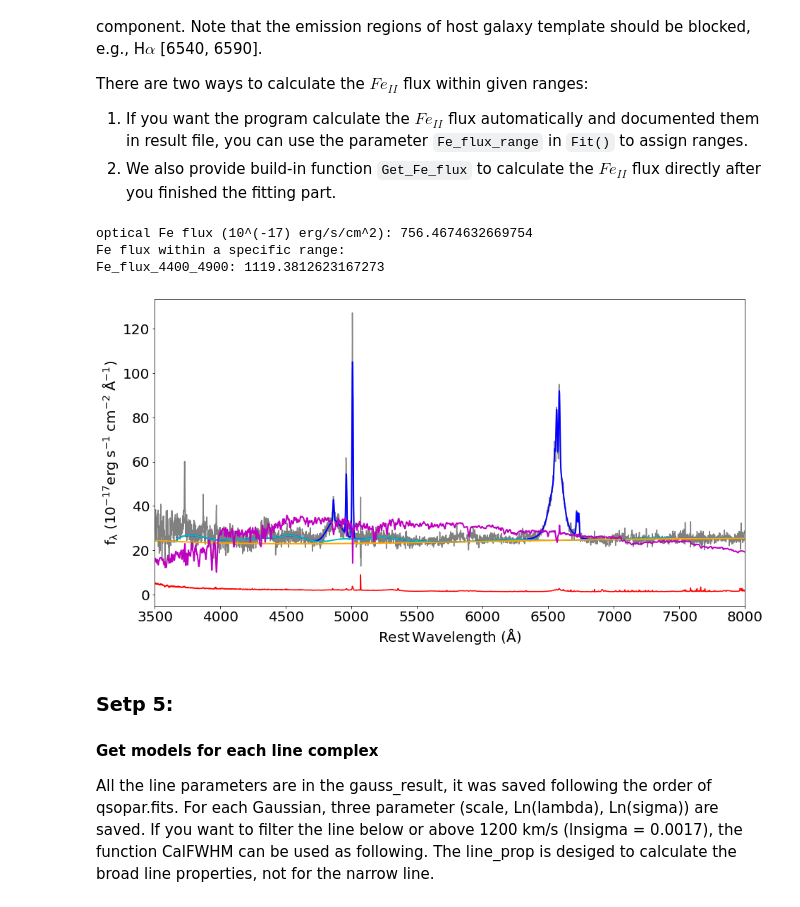
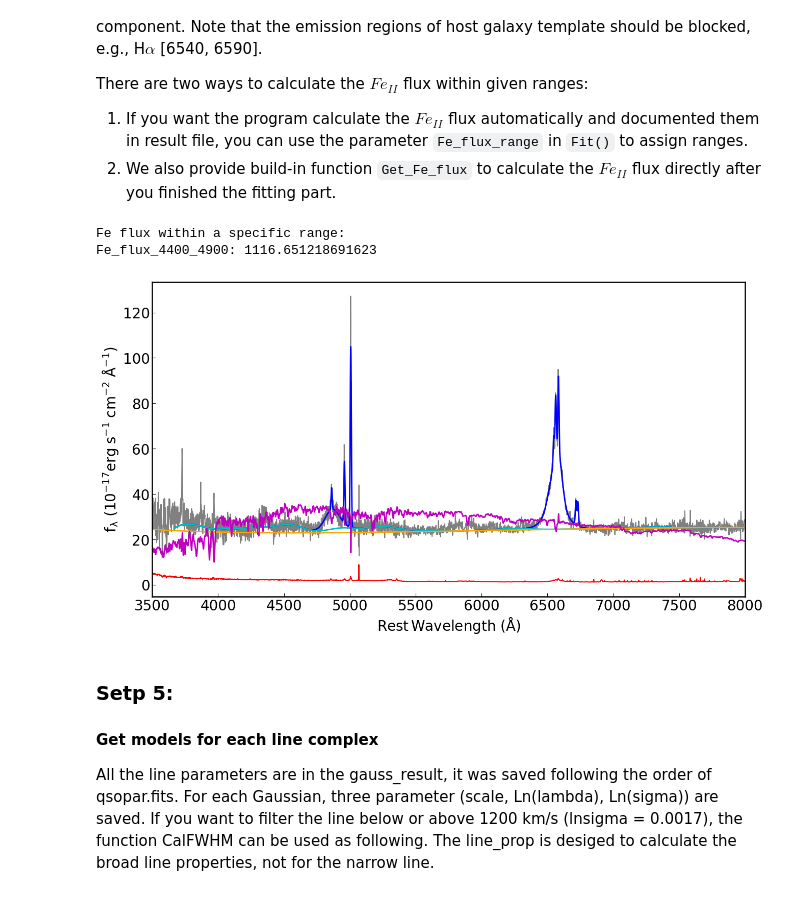
Before and after one commit to legolason/PyQSOFit, a Jupyter notebook: example/example.ipynb, the cells around one changed output. Cells and saved outputs as stored; diff of their text form; code cells hidden in the pictures.

```diff
--- a/example/example.ipynb
+++ b/example/example.ipynb
@@ -198,22 +200,25 @@ fiberid = data[0].header['fiberid']   # SDSS fiber ID
 __Step 3__:<br>
 Use QSOFit to input the lam, flux, err, z, and other optinal parameters. Use function Fit to perform the fitting. Default settings cannot meet all needs. Please change settings for your own requirements. It depends on what science you need. The following example set dereddening, host decomposition to True and do not perform error measurement using Monte Carlo method.
 # %%
+#leastsq
+# nedler can sometimes give slightly better results
+
 # get data prepared
-q = QSOFit(lam, flux, err, z, ra = ra, dec = dec, plateid = plateid, mjd = mjd, fiberid = fiberid, path = path1)
+q = QSOFit(lam, flux, err, z, ra=ra, dec=dec, plateid=plateid, mjd=mjd, fiberid=fiberid, path=path)
 
 start = timeit.default_timer()
 # do the fitting
-q.Fit(name = None,nsmooth = 1, and_or_mask = False, deredden = True, reject_badpix = False, wave_range = None,\
-      wave_mask =None, decomposition_host = True, Mi = None, npca_gal = 5, npca_qso = 20, \
-      Fe_uv_op = True, Fe_flux_range=np.array([4435,4685]), poly = True, BC = False, rej_abs = False, \
-      initial_guess = None, MC = False, n_trails = 5, linefit = True, tie_lambda = True, tie_width = True, \
-      tie_flux_1 = True, tie_flux_2 = True, save_result = True, plot_fig = True,save_fig = False, \
-      plot_line_name = True, plot_legend = True, dustmap_path = path4, save_fig_path = path3, \
-      save_fits_path = path2,save_fits_name = None)
+q.Fit(name=None, nsmooth=1, and_or_mask=False, deredden=True, reject_badpix=False, wave_range=None,\
+      wave_mask=None, decomposition_host=True, Mi=None, npca_gal=5, npca_qso=20, \
+      Fe_uv_op=True, Fe_flux_range=np.array([4435,4685]), poly = True, BC = False, rej_abs = False, \
+      initial_guess=None, method='leastsq', MC=False, n_trails=5, linefit=True, tie_lambda=True, tie_width=True, \
+      tie_flux_1=True, tie_flux_2=True, save_result=False, plot_fig=True, save_fig=False, \
+      plot_line_name=True, plot_legend=True, dustmap_path=None, save_fig_path='.', \
+      save_fits_path=path2, save_fits_name=None, verbose=False)
 
 end = timeit.default_timer()
 
 print('Fitting finished in : '+str(np.round(end-start))+'s')
 
-# grey shade on the top is the continuum windiows used to fit.
+# grey shade on the top is the continuum windows used to fit.
 # %% [output]
@@ -231,31 +237,31 @@ There are two ways to calculate the $Fe_{II}$ flux within given ranges:
 1. If you want the program calculate the $Fe_{II}$ flux automatically and documented them in result file, you can use the parameter `Fe_flux_range` in `Fit()` to assign ranges.
 2. We also provide build-in function `Get_Fe_flux` to calculate the $Fe_{II}$ flux directly after you finished the fitting part.
 # %%
-fig=plt.figure(figsize=(15,8))
+fig, ax = plt.subplots(figsize=(15,8))
+
 #plot the quasar rest frame spectrum after removed the host galaxy component
-plt.plot(q.wave,q.flux,'grey')
-plt.plot(q.wave,q.err,'r')
+ax.plot(q.wave, q.flux, 'grey')
+ax.plot(q.wave, q.err, 'r')
 
 
 #To plot the whole model, we use Manygauss to reappear the line fitting results saved in gauss_result
-plt.plot(q.wave,q.Manygauss(np.log(q.wave),q.gauss_result)+q.f_conti_model,'b',label='line',lw=2)
-plt.plot(q.wave,q.f_conti_model,'c',lw=2)
-plt.plot(q.wave,q.PL_poly_BC,'orange',lw=2)
-plt.plot(q.wave,q.host,'m',lw=2)
+ax.plot(q.wave, q.Manygauss(np.log(q.wave), q.gauss_result) + q.f_conti_model, 'b', label='line', lw=2)
+ax.plot(q.wave, q.f_conti_model, 'c', lw=2)
+ax.plot(q.wave, q.PL_poly_BC, 'orange', lw=2)
+ax.plot(q.wave, q.host, 'm', lw=2)
 
-plt.xlim(3500,8000)
-plt.xlabel(r'$\rm Rest \, Wavelength$ ($\rm \AA$)',fontsize = 20)
-plt.ylabel(r'$\rm f_{\lambda}$ ($\rm 10^{-17} erg\;s^{-1}\;cm^{-2}\;\AA^{-1}$)',fontsize = 20)
+ax.set_xlim(3500, 8000)
+ax.set_xlabel(r'$\rm Rest \, Wavelength$ ($\rm \AA$)', fontsize=20)
+ax.set_ylabel(r'$\rm f_{\lambda}$ ($\rm 10^{-17} erg\;s^{-1}\;cm^{-2}\;\AA^{-1}$)',fontsize=20)
 
-print('optical Fe flux (10^(-17) erg/s/cm^2): '+q.conti_result[q.conti_result_name=='Fe_flux_4435_4685'][0])
+#print('optical Fe flux (10^(-17) erg/s/cm^2): ' + q.conti_result[q.conti_result_name=='Fe_flux_4435_4685'][0])
 
 Fe_flux_result,Fe_flux_type,Fe_flux_name = q.Get_Fe_flux(np.array([4400,4900]))
 print('Fe flux within a specific range: \n'+Fe_flux_name[0]+': '+str(Fe_flux_result[0]))
 # %% [output]
-optical Fe flux (10^(-17) erg/s/cm^2): 756.4674632669754
 Fe flux within a specific range:
-Fe_flux_4400_4900: 1119.3812623167273
+Fe_flux_4400_4900: 1116.651218691623
-[figure, old version]
+[figure, new version]
 # %% [markdown]
 ### Setp 5:
 #### Get models for each line complex
```
Also changed, not shown: parts of 7 cells of this notebook, 2 other files.
